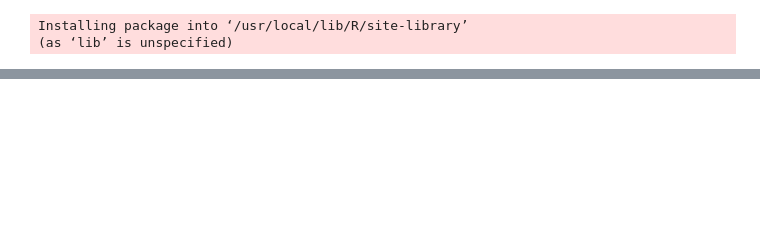
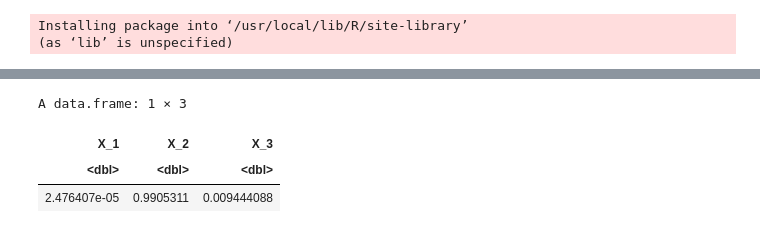
Before and after one commit to antonsysoev/Ass, a Jupyter notebook: Rosenbrock_SA.ipynb, the cells around one changed output, grey strips where cells are left out. Drawn from its saved outputs; the diff is of its cells as text; code cells hidden in the pictures; blank space fills up the shorter version.

```diff
--- a/Rosenbrock_SA.ipynb
+++ b/Rosenbrock_SA.ipynb
@@ -92,0 +249,7 @@ A data.frame: 1 × 2
+# %%
+data.frame(X_1 = mean(znach_1[2:length(znach_1)])/(res_1$X_1+res_1$X_2+res_1$X_3), X_2 = mean(znach_2[2:length(znach_2)])/(res_1$X_1+res_1$X_2+res_1$X_3), X_3 = mean(znach_3[2:length(znach_3)])/(res_1$X_1+res_1$X_2+res_1$X_3))
+# %% [output]
+A data.frame: 1 × 3
+| X_1 | X_2 | X_3 |
+| <dbl> | <dbl> | <dbl> |
+| 2.476407e-05 | 0.9905311 | 0.009444088 |
```
Also changed, not shown: parts of 26 cells of this notebook.
